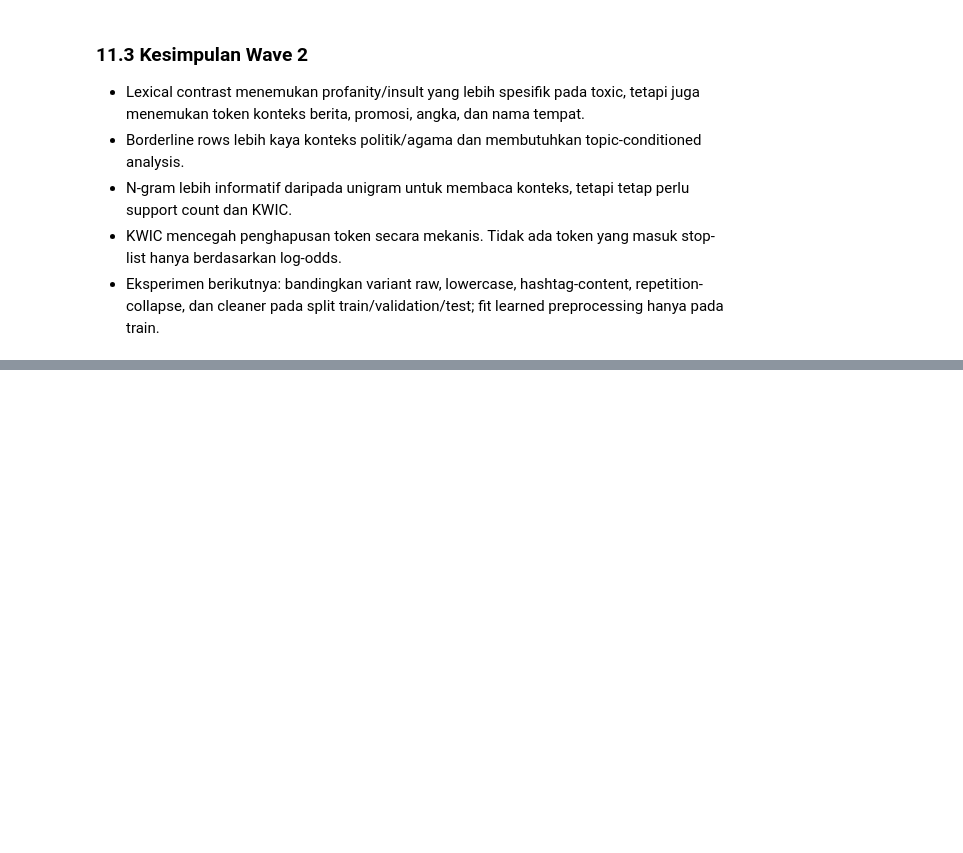
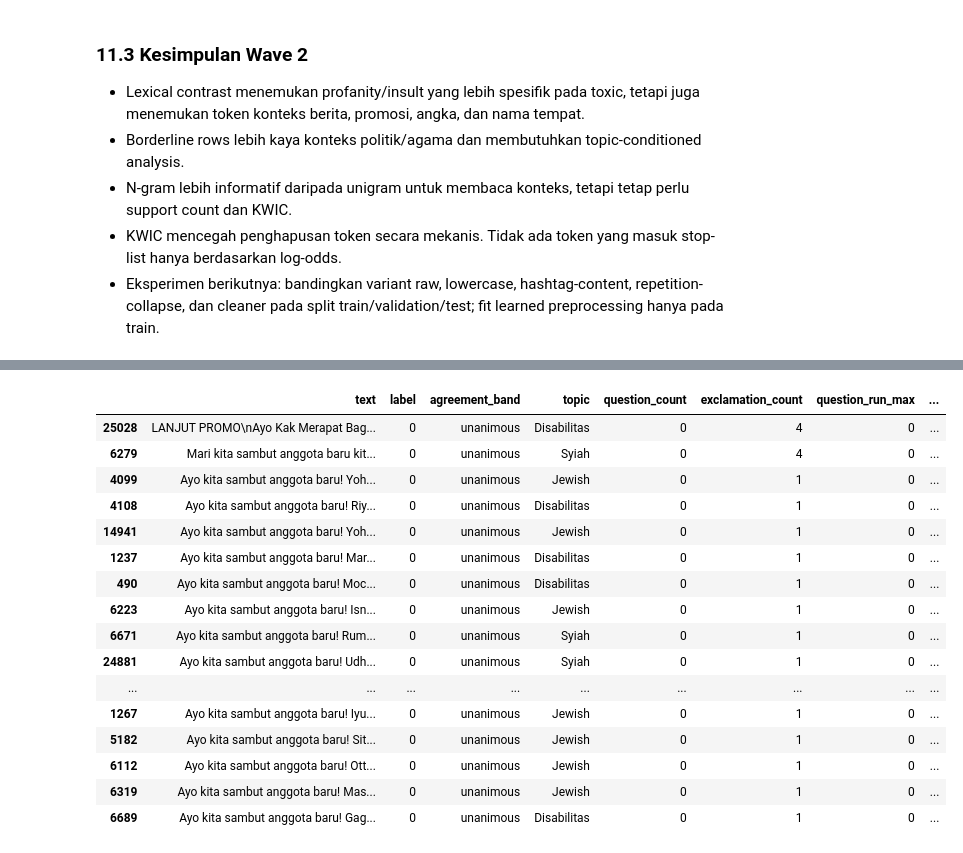
Before and after one commit to Josshua-DSA/Vox, a Jupyter notebook: notebooks/01_eda.ipynb, the cells around one changed output, grey strips where cells are left out. Cells and saved outputs as stored; diff of their text form; code cells hidden in the pictures; blank space fills up the shorter version.

```diff
--- a/notebooks/01_eda.ipynb
+++ b/notebooks/01_eda.ipynb
@@ -996,0 +1269,12 @@ display(wave2_kwic[["query_term", "group", "label", "left_context", "term", "rig
+# %%
+wave6_detail = eda.marker_detail_profile(wave2_frame)
+wave6_detail["agreement_band"] = eda.annotation_profile(wave2_frame)["agreement_band"]
+wave6_label = wave6_detail.groupby("label").agg(
+    rows=("text", "size"),
+    question_rate=("has_question", "mean"),
+    exclamation_rate=("has_exclamation", "mean"),
+    mixed_question_exclamation=("has_question_exclamation", "mean"),
+    repeated_character_rate=("has_repeated_character", "mean"),
+    mean_punctuation_density=("punctuation_density", "mean"),
+).reset_index()
+display(wave6_label)
@@ -996,0 +1310,24 @@ display(wave2_kwic[["query_term", "group", "label", "left_context", "term", "rig
+# %%
+wave6_evidence = wave6_detail.sort_values(
+    ["punctuation_count", "question_run_max", "exclamation_run_max"],
+    ascending=False,
+).head(20)
+display(wave6_evidence[["text", "label", "agreement_band", "topic", "question_count", "exclamation_count", "question_run_max", "exclamation_run_max", "punctuation_density"]])
+# %% [output]
+|  | text | label | agreement_band | topic | question_count | exclamation_count | question_run_max | ... |
+| 25028 | LANJUT PROMO\nAyo Kak Merapat Bag... | 0 | unanimous | Disabilitas | 0 | 4 | 0 | ... |
+| 6279 | Mari kita sambut anggota baru kit... | 0 | unanimous | Syiah | 0 | 4 | 0 | ... |
+| 4099 | Ayo kita sambut anggota baru! Yoh... | 0 | unanimous | Jewish | 0 | 1 | 0 | ... |
+| 4108 | Ayo kita sambut anggota baru! Riy... | 0 | unanimous | Disabilitas | 0 | 1 | 0 | ... |
+| 14941 | Ayo kita sambut anggota baru! Yoh... | 0 | unanimous | Jewish | 0 | 1 | 0 | ... |
+| 1237 | Ayo kita sambut anggota baru! Mar... | 0 | unanimous | Disabilitas | 0 | 1 | 0 | ... |
+| 490 | Ayo kita sambut anggota baru! Moc... | 0 | unanimous | Disabilitas | 0 | 1 | 0 | ... |
+| 6223 | Ayo kita sambut anggota baru! Isn... | 0 | unanimous | Jewish | 0 | 1 | 0 | ... |
+| 6671 | Ayo kita sambut anggota baru! Rum... | 0 | unanimous | Syiah | 0 | 1 | 0 | ... |
+| 24881 | Ayo kita sambut anggota baru! Udh... | 0 | unanimous | Syiah | 0 | 1 | 0 | ... |
+| ... | ... | ... | ... | ... | ... | ... | ... | ... |
+| 1267 | Ayo kita sambut anggota baru! Iyu... | 0 | unanimous | Jewish | 0 | 1 | 0 | ... |
+| 5182 | Ayo kita sambut anggota baru! Sit... | 0 | unanimous | Jewish | 0 | 1 | 0 | ... |
+| 6112 | Ayo kita sambut anggota baru! Ott... | 0 | unanimous | Jewish | 0 | 1 | 0 | ... |
+| 6319 | Ayo kita sambut anggota baru! Mas... | 0 | unanimous | Jewish | 0 | 1 | 0 | ... |
+| 6689 | Ayo kita sambut anggota baru! Gag... | 0 | unanimous | Disabilitas | 0 | 1 | 0 | ... |
```
Also changed, not shown: parts of 22 cells of this notebook.
